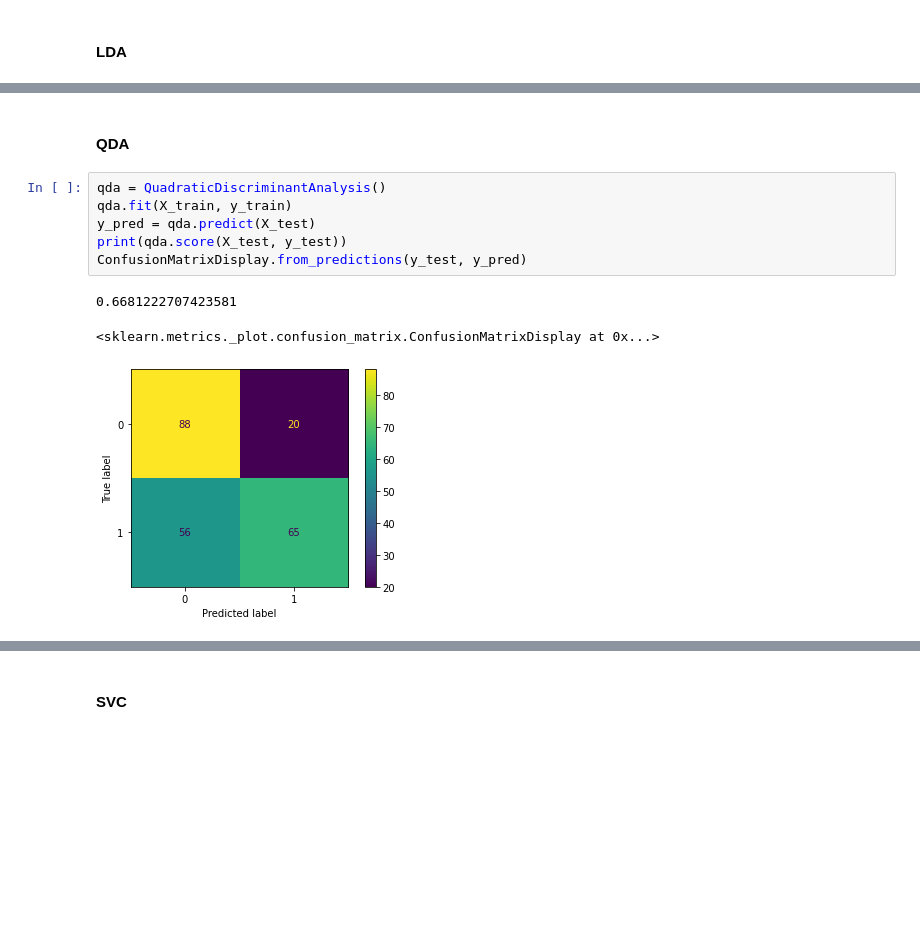
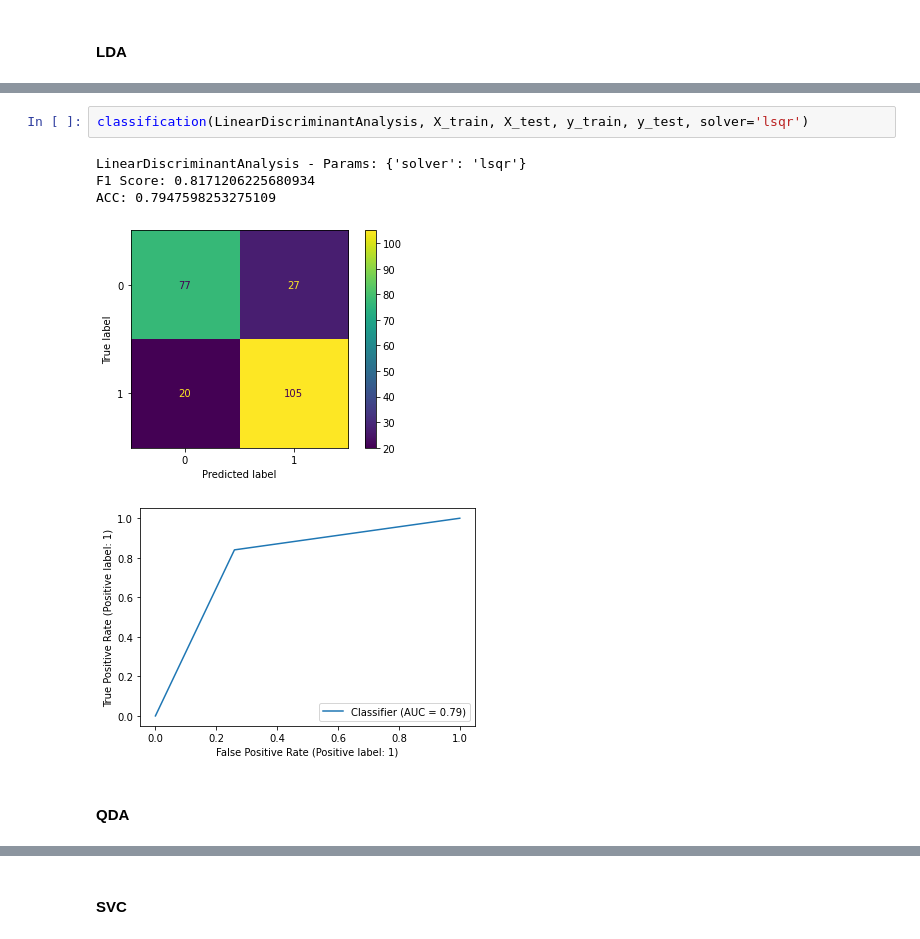
Before and after one commit to daterka/Use-of-machine-learning-methods-to-diagnose-schizophrenia-based-on-EEG-signal, a Jupyter notebook: Clean up version.ipynb, the cells around one changed output, grey strips where cells are left out. Cells and saved outputs as stored; diff of their text form; blank space fills up the shorter version.

```diff
--- a/Clean up version.ipynb
+++ b/Clean up version.ipynb
@@ -198,12 +230,10 @@ ConfusionMatrixDisplay.from_predictions(y_test, y_pred)
+# %%
+classification(LinearDiscriminantAnalysis, X_train, X_test, y_train, y_test, solver='lsqr')
+# %% [output]
+LinearDiscriminantAnalysis - Params: {'solver': 'lsqr'}
+F1 Score: 0.8171206225680934
+ACC: 0.7947598253275109
+[figure, added]
+[figure, added]
 # %% [markdown]
 #### QDA
-# %%
-qda = QuadraticDiscriminantAnalysis()
-qda.fit(X_train, y_train)
-y_pred = qda.predict(X_test)
-print(qda.score(X_test, y_test))
-ConfusionMatrixDisplay.from_predictions(y_test, y_pred)
-# %% [output]
-0.6681222707423581
-<sklearn.metrics._plot.confusion_matrix.ConfusionMatrixDisplay at 0x...>
-[figure, removed]
```
Also changed, not shown: parts of 49 cells of this notebook.
